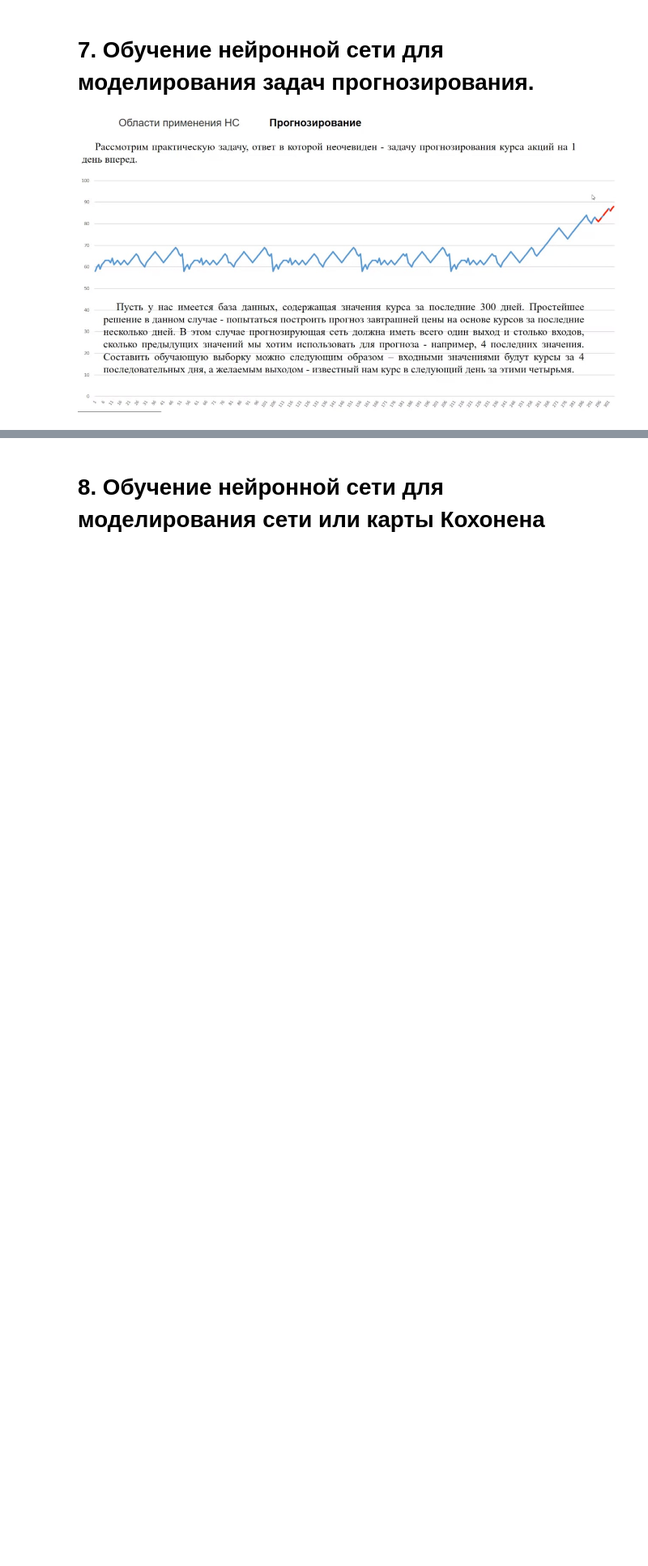
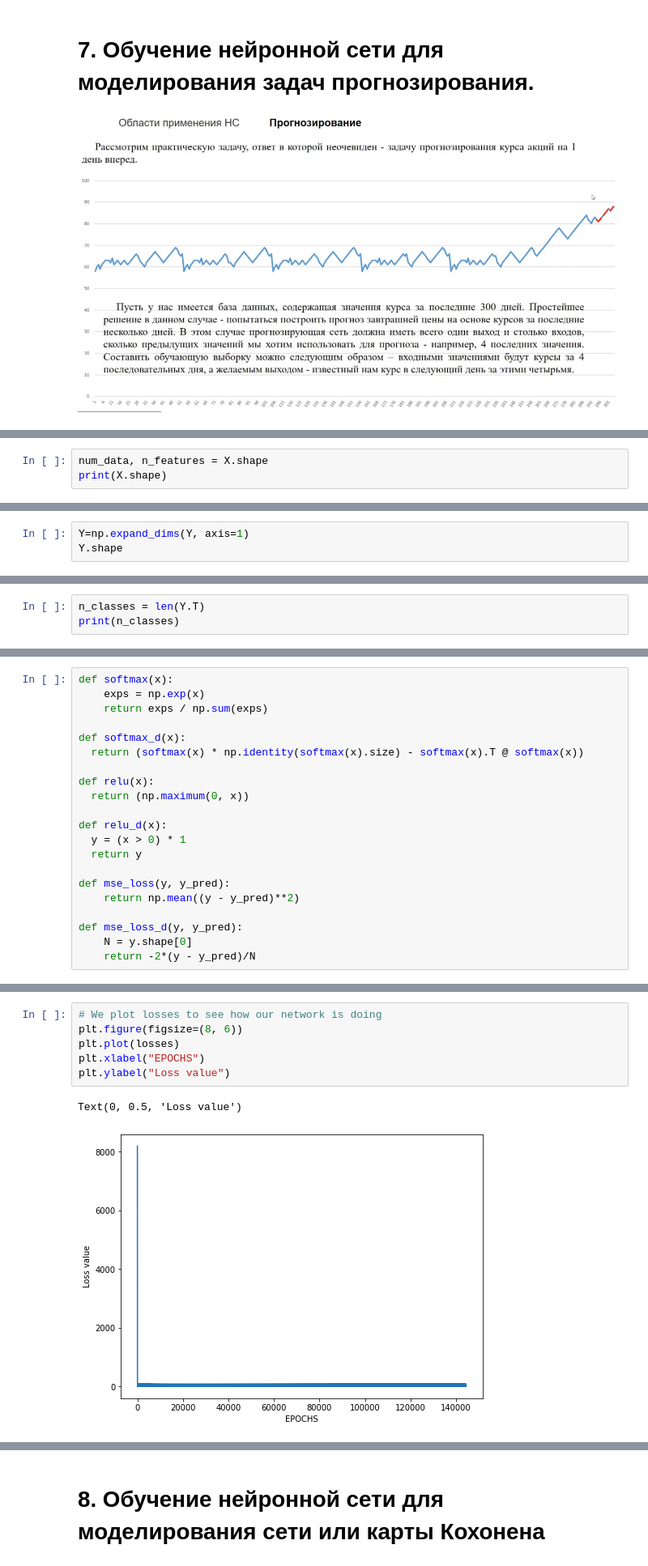
Before and after one commit to kae4ka/university-hometasks, a Jupyter notebook: INS.ipynb, the cells around one changed output, grey strips where cells are left out. Shown at 81% size. Cells and saved outputs as stored; diff of their text form; blank space fills up the shorter version.

```diff
--- a/INS.ipynb
+++ b/INS.ipynb
@@ -823,0 +924,3 @@ Text(0, 0.5, 'Loss value')
+# %%
+num_data, n_features = X.shape
+print(X.shape)
@@ -823,0 +929,3 @@ Text(0, 0.5, 'Loss value')
+# %%
+Y=np.expand_dims(Y, axis=1)
+Y.shape
@@ -823,0 +934,3 @@ Text(0, 0.5, 'Loss value')
+# %%
+n_classes = len(Y.T)
+print(n_classes)
@@ -823,0 +939,21 @@ Text(0, 0.5, 'Loss value')
+# %%
+def softmax(x):
+    exps = np.exp(x)
+    return exps / np.sum(exps)
+
+def softmax_d(x):
+  return (softmax(x) * np.identity(softmax(x).size) - softmax(x).T @ softmax(x))
+
+def relu(x):
+  return (np.maximum(0, x))
+
+def relu_d(x):
+  y = (x > 0) * 1
+  return y
+
+def mse_loss(y, y_pred):
+    return np.mean((y - y_pred)**2)
+
+def mse_loss_d(y, y_pred):
+    N = y.shape[0]
+    return -2*(y - y_pred)/N
@@ -823,0 +1052,9 @@ Text(0, 0.5, 'Loss value')
+# %%
+# We plot losses to see how our network is doing
+plt.figure(figsize=(8, 6))
+plt.plot(losses)
+plt.xlabel("EPOCHS")
+plt.ylabel("Loss value")
+# %% [output]
+Text(0, 0.5, 'Loss value')
+[figure, added]
```
Also changed, not shown: parts of 21 cells of this notebook.
